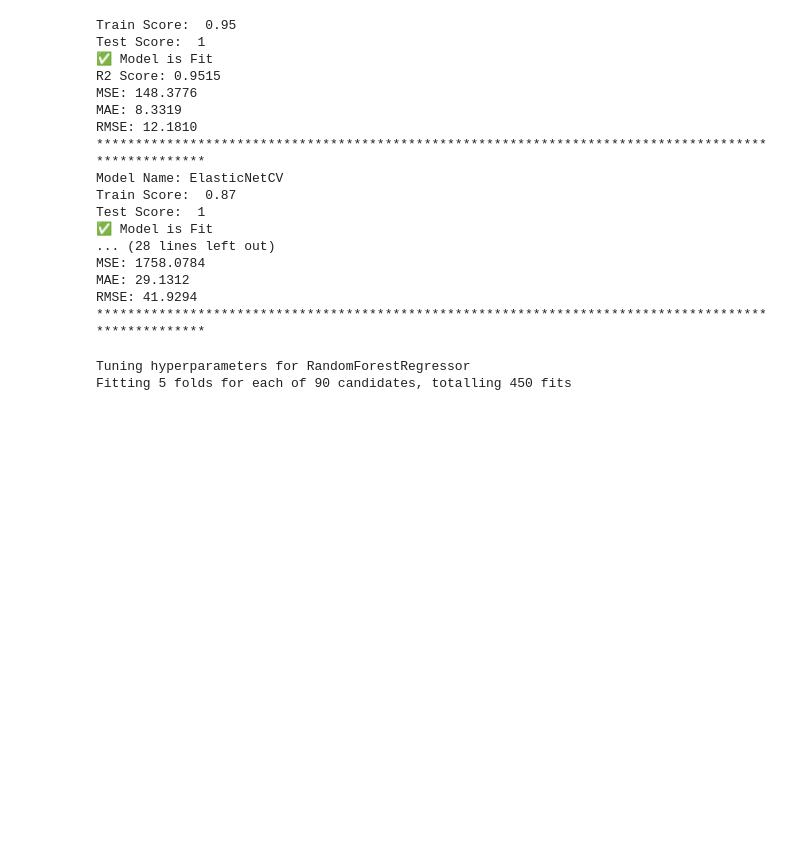
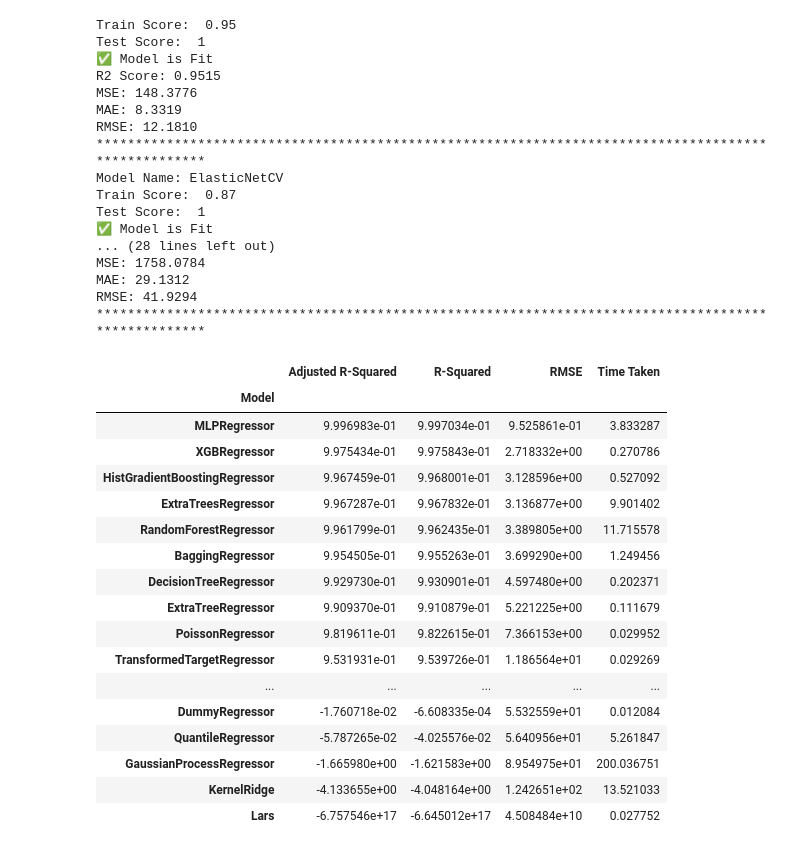
Before and after one commit to yunusemre274/SeeFps, a Jupyter notebook: main.ipynb, the cells around one changed output. Saved outputs shown, nothing was run; the diff lists cells and outputs as text; code cells hidden in the pictures; blank space fills up the shorter version.

Commit message:
The best model founded

```diff
--- a/main.ipynb
+++ b/main.ipynb
@@ -402,32 +375,23 @@ params_gradient={
-# %%
-for model_name,model in models_to_run.items():
-    print(f"Tuning hyperparameters for {model_name}")
-    if model_name=='RandomForestRegressor':
-        param_grid=params_rfc
-    elif model_name=='KNeighborsRegressor':
-        param_grid=params_knn
-    elif model_name=='RidgeCV':
-        param_grid=params_ridge
-    elif model_name=='LassoCV':
-        param_grid=params_lasso
-    elif model_name=='ElasticNetCV':
-        param_grid=params_elastic
-    elif model_name=='GradientBoostingRegressor':
-        param_grid=params_gradient
-    else:
-        print(f"No hyperparameter grid defined for {model_name}. Skipping...")
-        continue
-
-    grid_search=GridSearchCV(estimator=model,param_grid=param_grid,
-                             scoring='r2',cv=5,n_jobs=-1,verbose=1)
-    grid_search.fit(X_train_processed,y_train)
-
-    print(f"Best hyperparameters for {model_name}: {grid_search.best_params_}")
-    best_model=grid_search.best_estimator_
-
-    print(f"Evaluating tuned {model_name}:")
-    run_model(best_model)
-    print("**"*50)
-# %% [output]
-Tuning hyperparameters for RandomForestRegressor
-Fitting 5 folds for each of 90 candidates, totalling 450 fits
+# %%
+lazy_reg = LazyRegressor(verbose=0,ignore_warnings=True, custom_metric=None)
+models, predictions = lazy_reg.fit(X_train_processed, X_test_processed, y_train, y_test)
+models
+# %% [output]
+|  | Adjusted R-Squared | R-Squared | RMSE | Time Taken |
+| Model |  |  |  |  |
+| MLPRegressor | 9.996983e-01 | 9.997034e-01 | 9.525861e-01 | 3.833287 |
+| XGBRegressor | 9.975434e-01 | 9.975843e-01 | 2.718332e+00 | 0.270786 |
+| HistGradientBoostingRegressor | 9.967459e-01 | 9.968001e-01 | 3.128596e+00 | 0.527092 |
+| ExtraTreesRegressor | 9.967287e-01 | 9.967832e-01 | 3.136877e+00 | 9.901402 |
+| RandomForestRegressor | 9.961799e-01 | 9.962435e-01 | 3.389805e+00 | 11.715578 |
+| BaggingRegressor | 9.954505e-01 | 9.955263e-01 | 3.699290e+00 | 1.249456 |
+| DecisionTreeRegressor | 9.929730e-01 | 9.930901e-01 | 4.597480e+00 | 0.202371 |
+| ExtraTreeRegressor | 9.909370e-01 | 9.910879e-01 | 5.221225e+00 | 0.111679 |
+| PoissonRegressor | 9.819611e-01 | 9.822615e-01 | 7.366153e+00 | 0.029952 |
+| TransformedTargetRegressor | 9.531931e-01 | 9.539726e-01 | 1.186564e+01 | 0.029269 |
+| ... | ... | ... | ... | ... |
+| DummyRegressor | -1.760718e-02 | -6.608335e-04 | 5.532559e+01 | 0.012084 |
+| QuantileRegressor | -5.787265e-02 | -4.025576e-02 | 5.640956e+01 | 5.261847 |
+| GaussianProcessRegressor | -1.665980e+00 | -1.621583e+00 | 8.954975e+01 | 200.036751 |
+| KernelRidge | -4.133655e+00 | -4.048164e+00 | 1.242651e+02 | 13.521033 |
+| Lars | -6.757546e+17 | -6.645012e+17 | 4.508484e+10 | 0.027752 |
```
Also changed, not shown: parts of 6 cells of this notebook.
